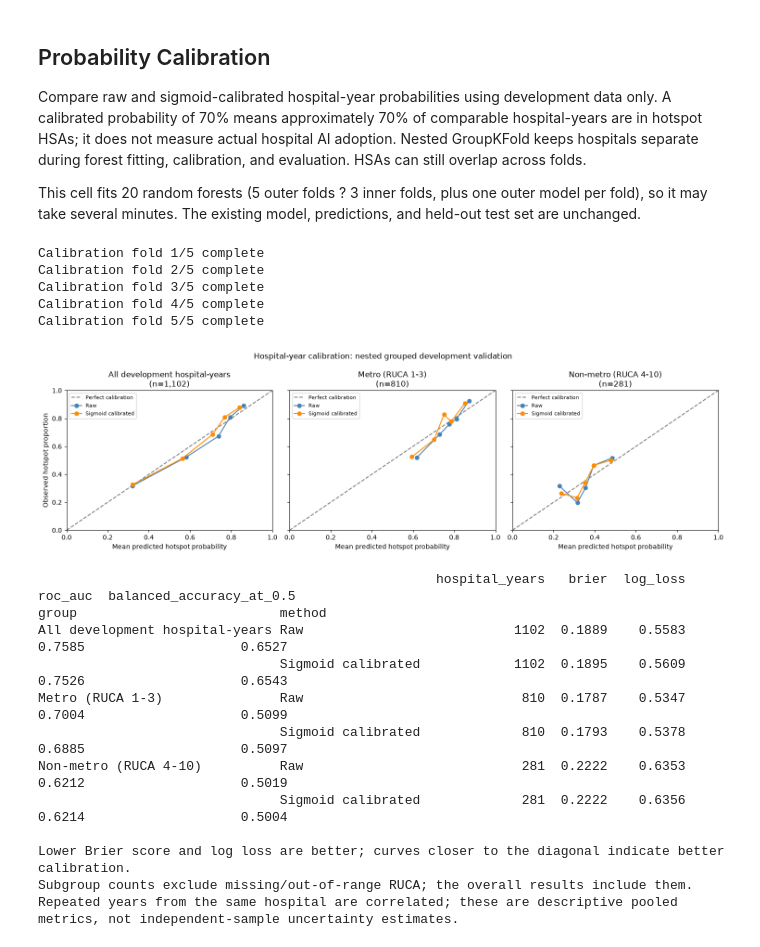
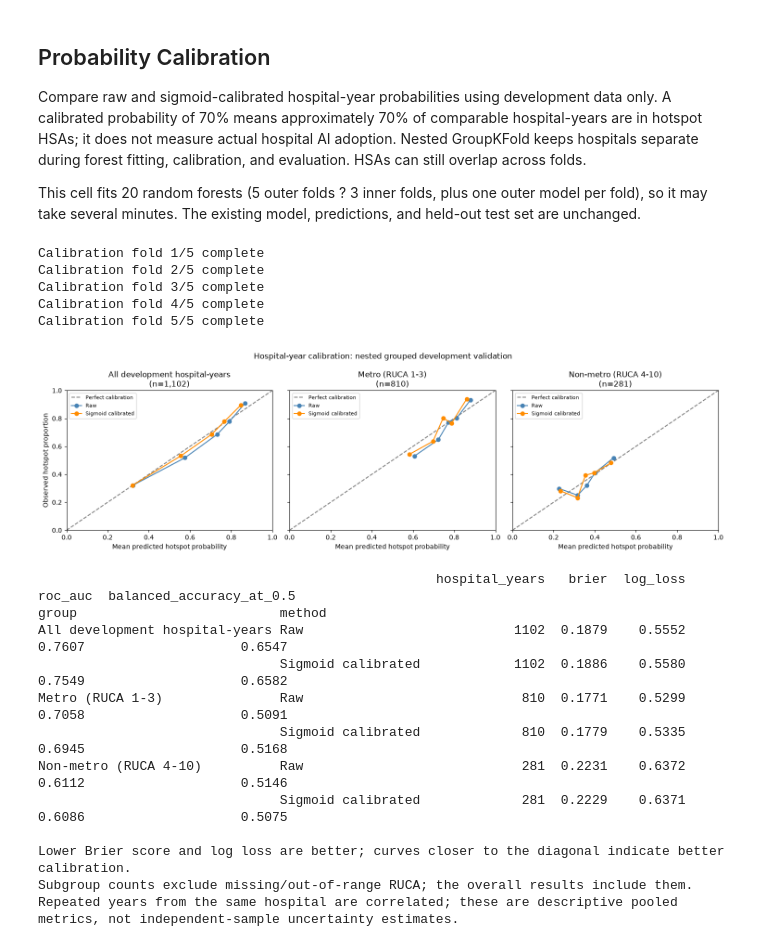
Before and after one commit to ellabellae/AIAdoptionHospitals, a Jupyter notebook: model.ipynb, the cells around one changed output. Cells and saved outputs as stored; diff of their text form; code cells hidden in the pictures.

```diff
--- a/model.ipynb
+++ b/model.ipynb
@@ -704,15 +743,15 @@ bins = np.linspace(0, 1, 21)
 for ax, (title, h) in zip(axes, examples.items()):
     rows_h = dev[(dev["Rndrng_Prvdr_CCN"] == h["Rndrng_Prvdr_CCN"]) & (dev["data_year"] == 2024)]
     truth = "hotspot" if h["ai_class"] == 1 else "coldspot"
-    ax.hist(rows_h["p_hotspot"], bins=bins, color="steelblue" if h["ai_class"] == 1 else "indianred", alpha=0.8)
-    ax.axvline(h["p_hotspot"], color="black", linewidth=2, label=f"mean = {h['p_hotspot']:.2f} (pooled prediction)")
+    ax.hist(rows_h["p_hotspot"], weights=rows_h["Tot_Dschrgs"], bins=bins, color="steelblue" if h["ai_class"] == 1 else "indianred", alpha=0.8)
+    ax.axvline(h["p_hotspot"], color="black", linewidth=2, label=f"weighted mean = {h['p_hotspot']:.2f} (discharge-weighted)")
     ax.axvline(0.5, color="gray", linestyle="--", linewidth=1, label="0.5 cutoff")
     ax.set_title(f"{title}\n{rows_h['Rndrng_Prvdr_Org_Name'].iloc[0].title()[:38]} (true label: {truth})", fontsize=10)
     ax.set_xlabel("predicted hotspot probability for one DRG row")
     ax.legend(fontsize=8, loc="upper left")
     print(f"{title}: {len(rows_h)} DRG rows, probabilities from {rows_h['p_hotspot'].min():.2f} to "
           f"{rows_h['p_hotspot'].max():.2f}, mean {h['p_hotspot']:.2f}, true label {truth}")
-axes[0].set_ylabel("number of DRG rows")
+axes[0].set_ylabel("Number of discharges")
 plt.tight_layout()
 plt.show()
 # %% [output]
@@ -783,8 +820,9 @@ test["ruca_primary"] = pd.to_numeric(test["Rndrng_Prvdr_RUCA"], errors="coerce")
 
 final_model = clone(row_model).fit(dev[ROW_FEATURES], dev["ai_class"].astype(int))
 test["p_hotspot"] = final_model.predict_proba(test[ROW_FEATURES])[:, 1]
-test_pooled = (test.groupby(KEYS)
-               .agg(p_hotspot=("p_hotspot", "mean"), ai_class=("ai_class", "first")).reset_index())
+test_pooled_unweighted = (test.groupby(KEYS)
+    .agg(p_hotspot=("p_hotspot", "mean"), ai_class=("ai_class", "first")).reset_index())
+test_pooled = pool_discharge_weighted(test)
 test_pooled["predicted"] = (test_pooled["p_hotspot"] >= 0.5).astype(int)
 
 print(f"Held-out: {test['Rndrng_Prvdr_CCN'].nunique()} hospitals, {len(test):,} rows, {len(test_pooled)} hospital-years")
@@ -1108,0 +1321,18 @@ ruca_primary                   -0.0000           0.0003
+# %%
+import textwrap
+fig, ax = plt.subplots(figsize=(11, 6.5))
+importance_labels = ["\n".join(textwrap.wrap(DRIFT_FEATURE_LABELS.get(f, f), width=37))
+                     for f in domain_importance.index]
+ax.barh(importance_labels, domain_importance["permutation_mean"],
+        xerr=domain_importance["permutation_sem"], capsize=4, color="steelblue")
+ax.set_xlabel("Decrease in Validation ROC AUC When Shuffled", fontsize=13, labelpad=10)
+ax.set_title(f"Era Classifier: Permutation Importance\n{ERA_NAMES['A']} vs. {ERA_NAMES['B']} | Mean ± SEM Across Five Folds",
+             fontsize=16, fontweight="bold", pad=16)
+ax.tick_params(axis="both", labelsize=12)
+ax.spines[["top", "right"]].set_visible(False)
+ax.set_axisbelow(True)
+ax.grid(axis="x", color="#e6e6e6", linewidth=0.7)
+ax.invert_yaxis()
+fig.tight_layout()
+plt.show()
+plt.close(fig)
@@ -1197,12 +1429,11 @@ cal_dev = dev.reset_index(drop=True).copy()
 cal_keys = ["Rndrng_Prvdr_CCN", "data_year"]
 
 def calibration_pool(rows, probabilities):
-    frame = rows[cal_keys + ["ai_class", "ruca_primary"]].copy()
+    frame = rows.copy()
     frame["p_raw"] = probabilities
-    return frame.groupby(cal_keys).agg(
-        ai_class=("ai_class", "first"), ruca_primary=("ruca_primary", "first"),
-        p_raw=("p_raw", "mean")
-    ).reset_index()
+    return pool_discharge_weighted(frame, probability="p_raw",
+                                   extra={"ruca_primary": ("ruca_primary", "first")})
+
 
 def calibration_logit(probabilities):
     p = np.clip(np.asarray(probabilities, dtype=float), 1e-6, 1 - 1e-6)
@@ -1253,42 +1484,42 @@ for ax, (group_name, mask) in zip(axes, calibration_groups.items()):
             continue
         y, probabilities = part["ai_class"].astype(int), part[column]
         observed, predicted = calibration_curve(y, probabilities, n_bins=5, strategy="quantile")
         ax.plot(predicted, observed, "o-", color=color, label=label)
         calibration_metrics.append({
             "group": group_name, "method": label, "hospital_years": len(part),
             "brier": brier_score_loss(y, probabilities),
             "log_loss": log_loss(y, probabilities, labels=[0, 1]),
             "roc_auc": roc_auc_score(y, probabilities) if y.nunique() == 2 else np.nan,
             "balanced_accuracy_at_0.5": balanced_accuracy_score(y, probabilities >= 0.5)
                 if y.nunique() == 2 else np.nan,
         })
     ax.set(title=f"{group_name}\n(n={len(part):,})", xlabel="Mean predicted hotspot probability",
            xlim=(0, 1), ylim=(0, 1))
     ax.legend(fontsize=8)
 axes[0].set_ylabel("Observed hotspot proportion")
 fig.suptitle("Hospital-year calibration: nested grouped development validation")
 plt.tight_layout()
 plt.show()
 calibration_summary = pd.DataFrame(calibration_metrics).set_index(["group", "method"])
 print(calibration_summary.round(4).to_string())
 print("\nLower Brier score and log loss are better; curves closer to the diagonal indicate better calibration.")
 print("Subgroup counts exclude missing/out-of-range RUCA; the overall results include them.")
 print("Repeated years from the same hospital are correlated; these are descriptive pooled metrics, not independent-sample uncertainty estimates.")
 # %% [output]
 Calibration fold 1/5 complete
 Calibration fold 2/5 complete
 Calibration fold 3/5 complete
 Calibration fold 4/5 complete
 Calibration fold 5/5 complete
-[figure, old version]
+[figure, new version]
                                                    hospital_years   brier  log_loss  roc_auc  balanced_accuracy_at_0.5
 group                          method
-All development hospital-years Raw                           1102  0.1889    0.5583   0.7585                    0.6527
-                               Sigmoid calibrated            1102  0.1895    0.5609   0.7526                    0.6543
-Metro (RUCA 1-3)               Raw                            810  0.1787    0.5347   0.7004                    0.5099
-                               Sigmoid calibrated             810  0.1793    0.5378   0.6885                    0.5097
-Non-metro (RUCA 4-10)          Raw                            281  0.2222    0.6353   0.6212                    0.5019
-                               Sigmoid calibrated             281  0.2222    0.6356   0.6214                    0.5004
+All development hospital-years Raw                           1102  0.1879    0.5552   0.7607                    0.6547
+                               Sigmoid calibrated            1102  0.1886    0.5580   0.7549                    0.6582
+Metro (RUCA 1-3)               Raw                            810  0.1771    0.5299   0.7058                    0.5091
+                               Sigmoid calibrated             810  0.1779    0.5335   0.6945                    0.5168
+Non-metro (RUCA 4-10)          Raw                            281  0.2231    0.6372   0.6112                    0.5146
+                               Sigmoid calibrated             281  0.2229    0.6371   0.6086                    0.5075
 
 Lower Brier score and log loss are better; curves closer to the diagonal indicate better calibration.
 Subgroup counts exclude missing/out-of-range RUCA; the overall results include them.
```
Also changed, not shown: parts of 20 cells of this notebook, 9 other files.
